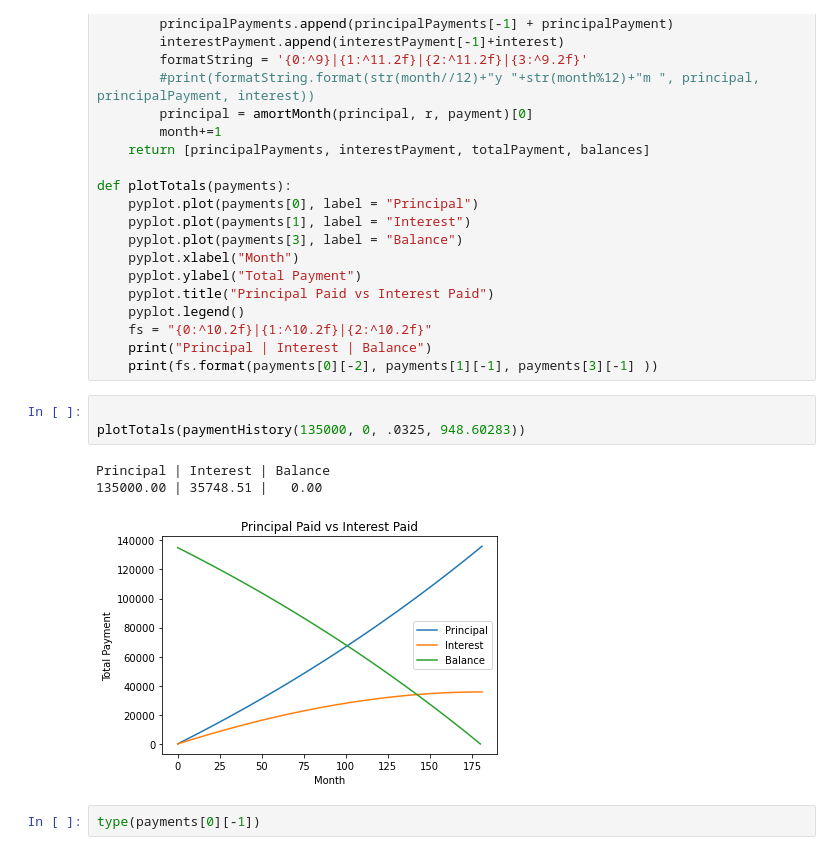
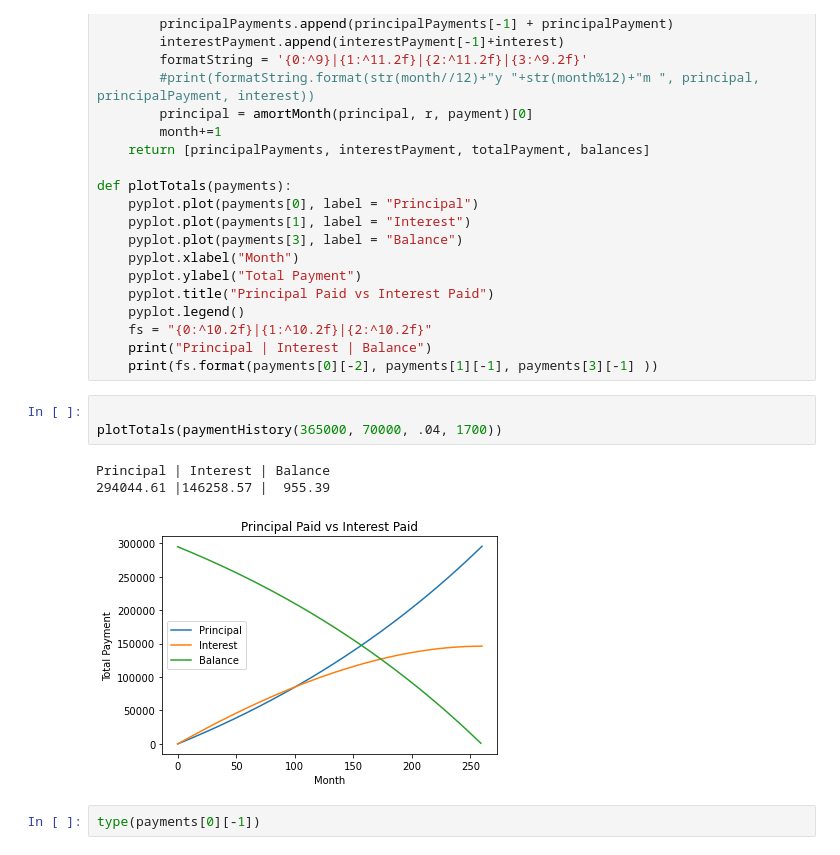
Before and after one commit to millera2/millera2.github.io, a Jupyter notebook: CS-111/scratchpad.ipynb, the cells around one changed output. Saved outputs shown, nothing was run; the diff lists cells and outputs as text.

```diff
--- a/CS-111/scratchpad.ipynb
+++ b/CS-111/scratchpad.ipynb
@@ -302,13 +302,13 @@ def plotTotals(payments):
     fs = "{0:^10.2f}|{1:^10.2f}|{2:^10.2f}"
     print("Principal | Interest | Balance")
     print(fs.format(payments[0][-2], payments[1][-1], payments[3][-1] ))
-# %%
-
-plotTotals(paymentHistory(135000, 0, .0325, 948.60283))
-# %% [output]
-Principal | Interest | Balance
-135000.00 | 35748.51 |   0.00
-[figure, removed]
+# %%
+
+plotTotals(paymentHistory(365000, 70000, .04, 1700))
+# %% [output]
+Principal | Interest | Balance
+294044.61 |146258.57 |  955.39
+[figure, added]
 # %%
 type(payments[0][-1])
 # %% [output]
```
Also changed, not shown: 4 other files.
